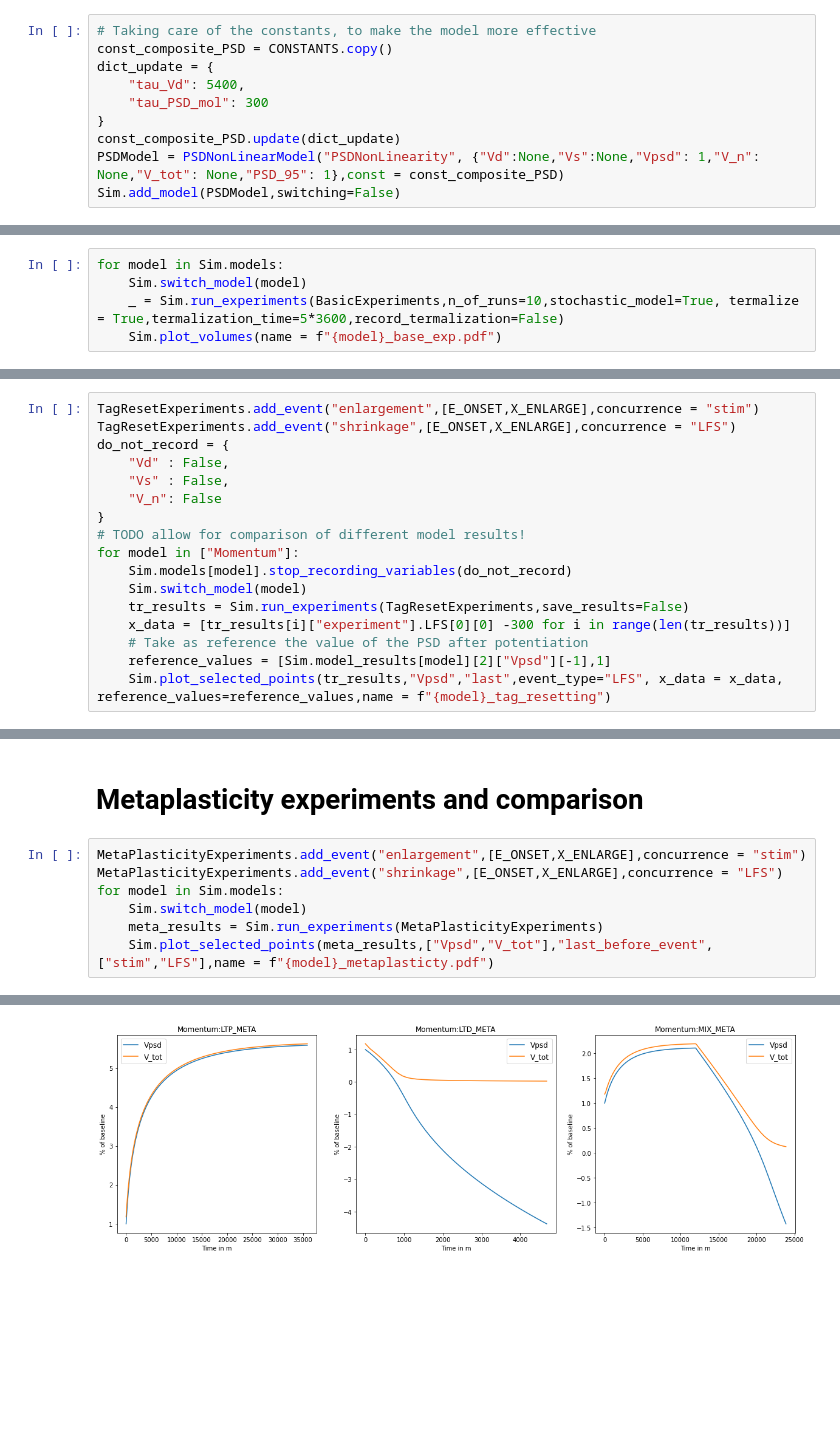
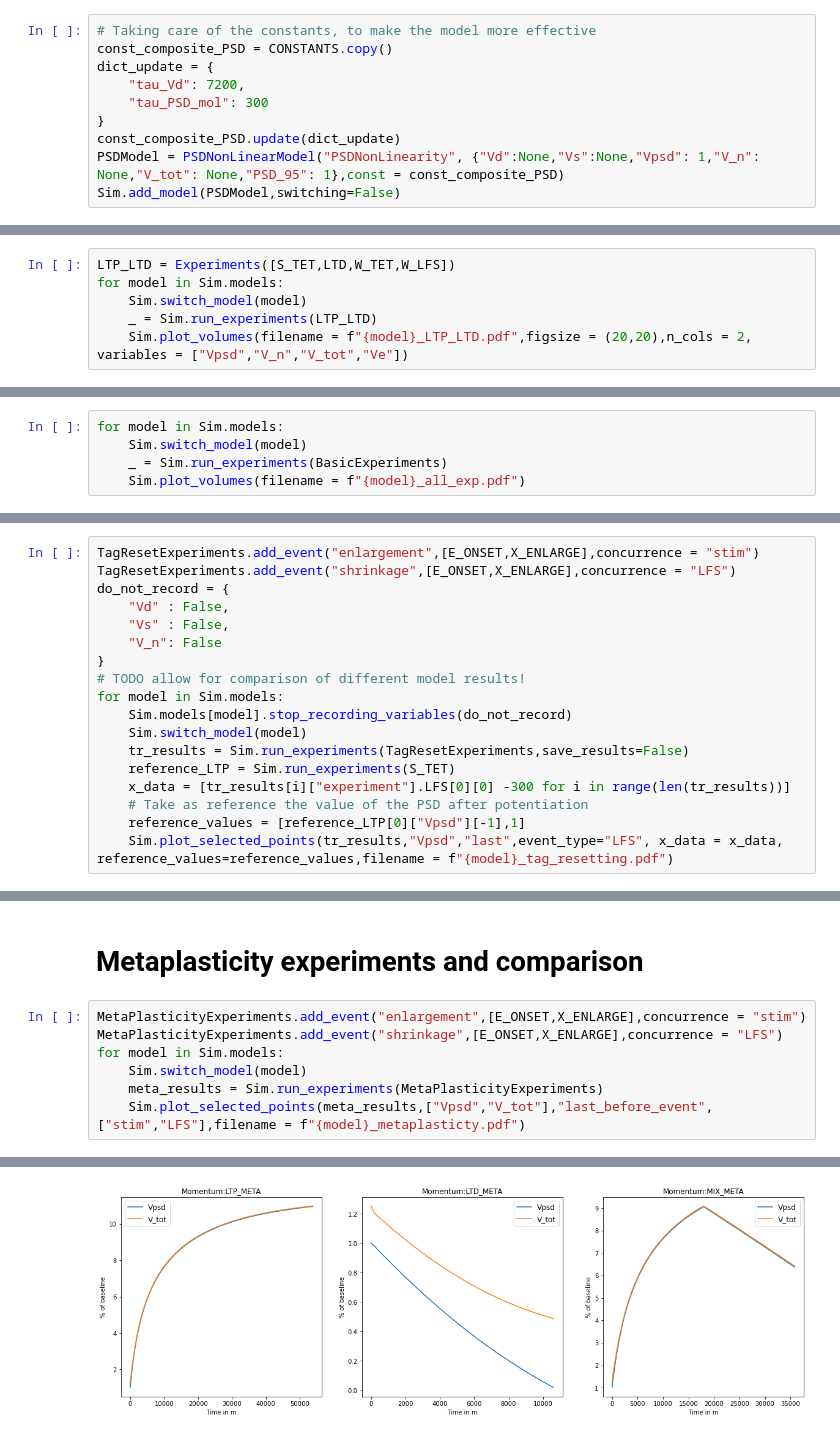
Before and after one commit to ngr-francesco/virtual_lab, a Jupyter notebook: examples/Simulation_results.ipynb, the cells around one changed output, grey strips where cells are left out. Drawn from its saved outputs; the diff is of its cells as text; blank space fills up the shorter version.

Commit message:
added some features, example notebook is now based on updated results, more fixes will come

```diff
--- a/examples/Simulation_results.ipynb
+++ b/examples/Simulation_results.ipynb
@@ -241,7 +262,7 @@ class PSDNonLinearModel(BaseModel):
 # Taking care of the constants, to make the model more effective
 const_composite_PSD = CONSTANTS.copy()
 dict_update = {
-    "tau_Vd": 5400,
+    "tau_Vd": 7200,
     "tau_PSD_mol": 300
 }
 const_composite_PSD.update(dict_update)
@@ -252,6 +273,7 @@ Sim.add_model(PSDModel,switching=False)
 # %%
+LTP_LTD = Experiments([S_TET,LTD,W_TET,W_LFS])
 for model in Sim.models:
     Sim.switch_model(model)
-    _ = Sim.run_experiments(BasicExperiments,n_of_runs=10,stochastic_model=True, termalize = True,termalization_time=5*3600,record_termalization=False)
-    Sim.plot_volumes(name = f"{model}_base_exp.pdf")
+    _ = Sim.run_experiments(LTP_LTD)
+    Sim.plot_volumes(filename = f"{model}_LTP_LTD.pdf",figsize = (20,20),n_cols = 2, variables = ["Vpsd","V_n","V_tot","Ve"])
 # %% [output]
@@ -280,0 +296,5 @@ Plotting 39 experiments
+# %%
+for model in Sim.models:
+    Sim.switch_model(model)
+    _ = Sim.run_experiments(BasicExperiments)
+    Sim.plot_volumes(filename = f"{model}_all_exp.pdf")
@@ -294,12 +324,13 @@ do_not_record = {
     "V_n": False
 }
 # TODO allow for comparison of different model results!
-for model in ["Momentum"]:
+for model in Sim.models:
     Sim.models[model].stop_recording_variables(do_not_record)
     Sim.switch_model(model)
     tr_results = Sim.run_experiments(TagResetExperiments,save_results=False)
+    reference_LTP = Sim.run_experiments(S_TET)
     x_data = [tr_results[i]["experiment"].LFS[0][0] -300 for i in range(len(tr_results))]
     # Take as reference the value of the PSD after potentiation
-    reference_values = [Sim.model_results[model][2]["Vpsd"][-1],1]
-    Sim.plot_selected_points(tr_results,"Vpsd","last",event_type="LFS", x_data = x_data, reference_values=reference_values,name = f"{model}_tag_resetting")
+    reference_values = [reference_LTP[0]["Vpsd"][-1],1]
+    Sim.plot_selected_points(tr_results,"Vpsd","last",event_type="LFS", x_data = x_data, reference_values=reference_values,filename = f"{model}_tag_resetting.pdf")
 # %% [output]
@@ -317,5 +354,5 @@ MetaPlasticityExperiments.add_event("shrinkage",[E_ONSET,X_ENLARGE],concurrence
 for model in Sim.models:
     Sim.switch_model(model)
     meta_results = Sim.run_experiments(MetaPlasticityExperiments)
-    Sim.plot_selected_points(meta_results,["Vpsd","V_tot"],"last_before_event",["stim","LFS"],name = f"{model}_metaplasticty.pdf")
+    Sim.plot_selected_points(meta_results,["Vpsd","V_tot"],"last_before_event",["stim","LFS"],filename = f"{model}_metaplasticty.pdf")
 # %% [output]
@@ -326,2 +363,2 @@ Simulating 3 experiments took: 7.675 s
 Making 3 plots
-[figure, old version]
+[figure, new version]
```
Also changed, not shown: parts of 20 cells of this notebook, 6 other files.
